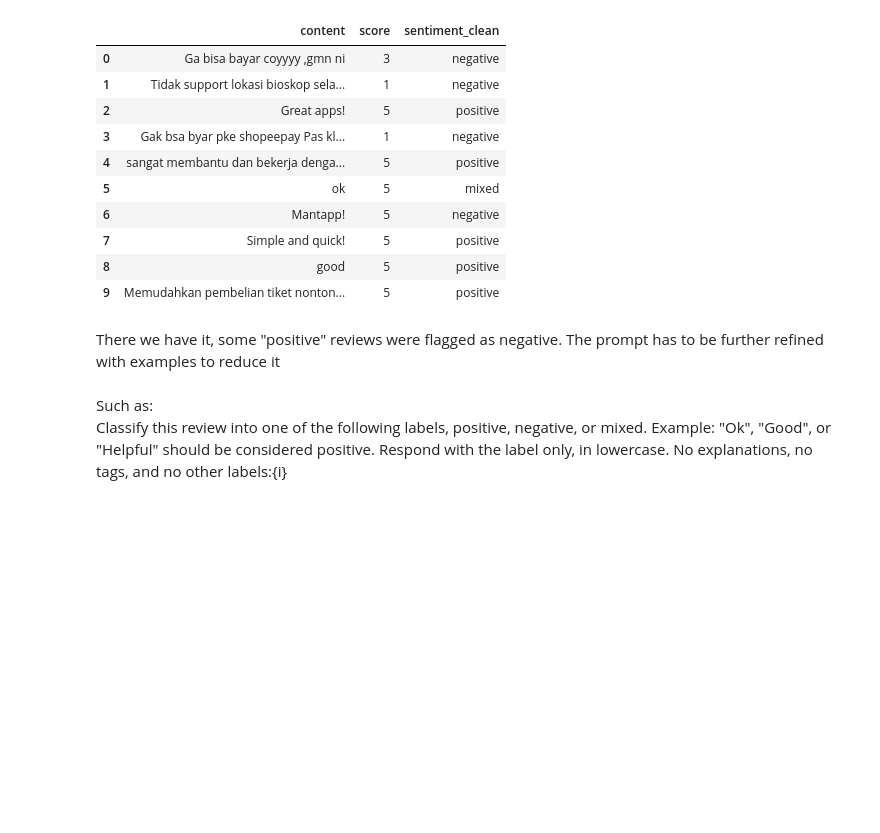
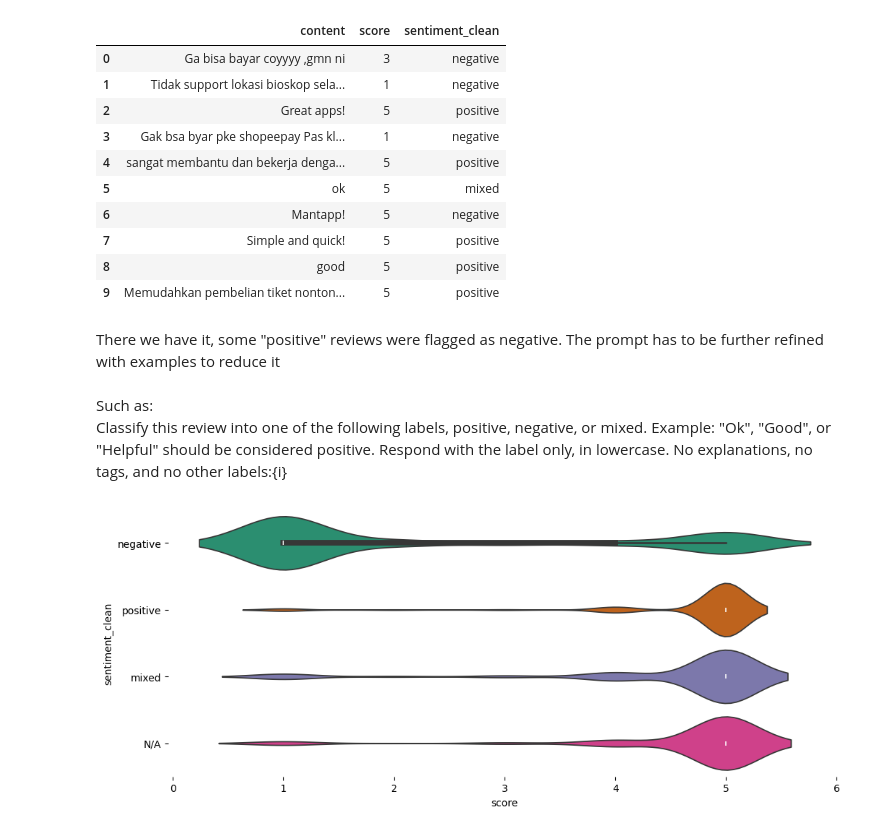
Before and after one commit to Meinya98/Sentiment-Analysis-with-IBM-Granite, a Jupyter notebook: Capstone_Project_SDI_IBM_Data_Batch_9_2025.ipynb, the cells around one changed output. Cells and saved outputs as stored; diff of their text form; code cells hidden in the pictures; blank space fills up the shorter version.

```diff
--- a/Capstone_Project_SDI_IBM_Data_Batch_9_2025.ipynb
+++ b/Capstone_Project_SDI_IBM_Data_Batch_9_2025.ipynb
@@ -361,3 +361,11 @@ There we have it, some "positive" reviews were flagged as negative. The prompt h
 # %% [markdown]
 Such as:<br>
 Classify this review into one of the following labels, positive, negative, or mixed. Example: "Ok", "Good", or "Helpful" should be considered positive. Respond with the label only, in lowercase. No explanations, no tags, and no other labels:{i}
+# %%
+# Violinplot for the distribution of the score according to the sentiments
+figsize = (12, 1.2 * len(reviews_final['sentiment_clean'].unique()))
+plt.figure(figsize=figsize)
+sns.violinplot(reviews_final, x='score', y='sentiment_clean', inner='box', palette='Dark2')
+sns.despine(top=True, right=True, bottom=True, left=True)
+# %% [output]
+[figure, added]
```
Also changed, not shown: parts of 1 cell of this notebook.
